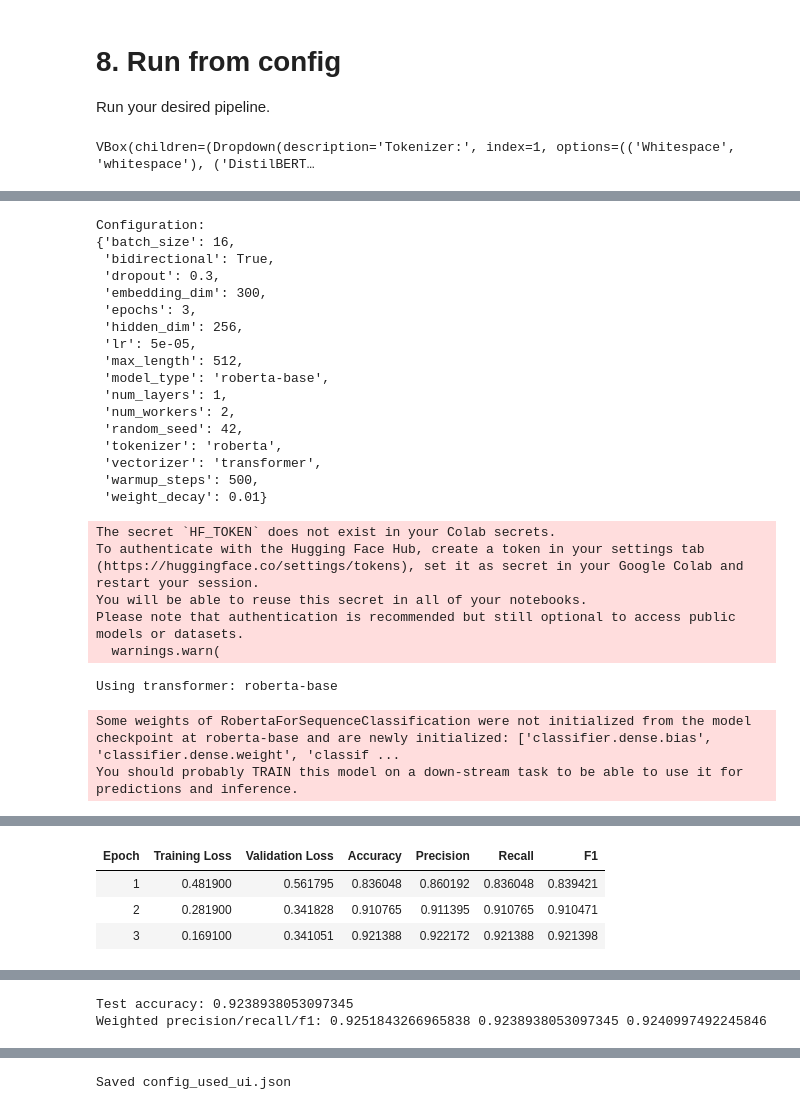
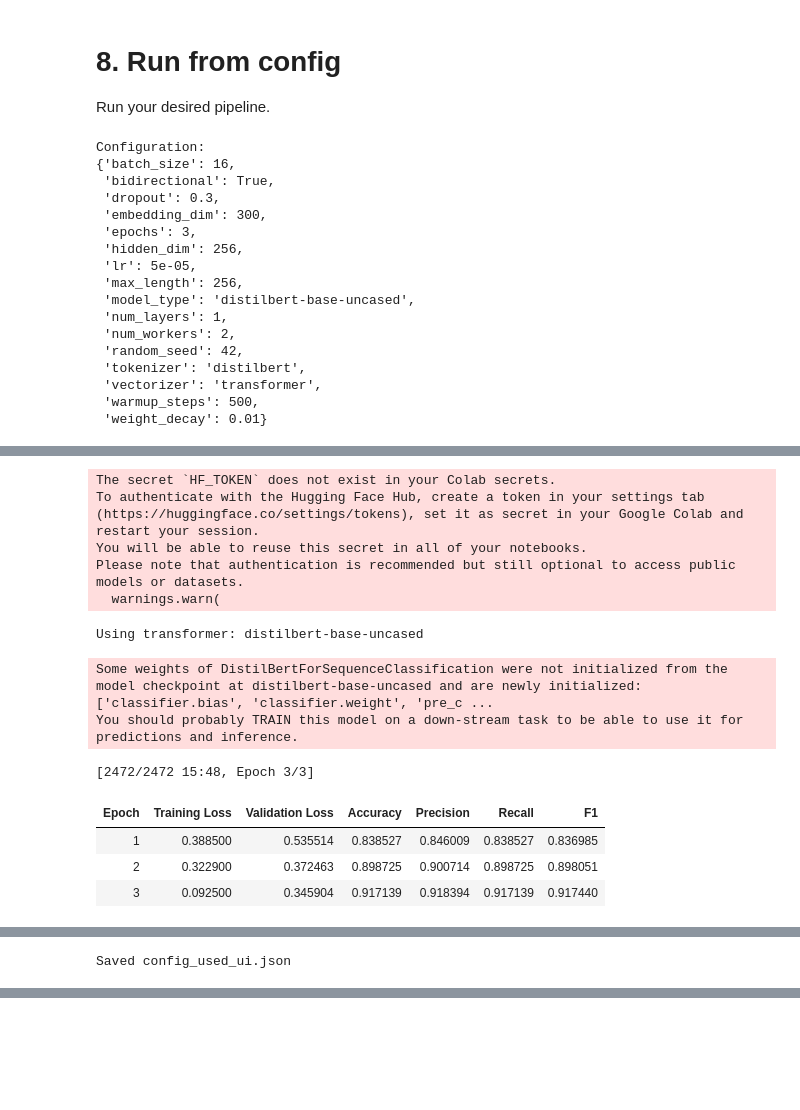
Before and after one commit to broistg/ML-Assignment-DNAC1, a Jupyter notebook: notebooks/BTL2_deep_learning.ipynb, the cells around one changed output, grey strips where cells are left out. Cells and saved outputs as stored; diff of their text form; code cells hidden in the pictures; blank space fills up the shorter version.

```diff
--- a/notebooks/BTL2_deep_learning.ipynb
+++ b/notebooks/BTL2_deep_learning.ipynb
@@ -669,7 +669,7 @@ model_widget = widgets.Dropdown(options=[('LSTM classifier','lstm'), ('DistilBER
 lr_widget = widgets.FloatLogSlider(value=5e-5, base=10, min=-6, max=-2, step=0.1, description='LR:')
 epochs_widget = widgets.IntSlider(value=3, min=1, max=20, step=1, description='Epochs:')
 batch_widget = widgets.IntSlider(value=16, min=4, max=64, step=4, description='Batch size:')
-maxlen_widget = widgets.IntSlider(value=512, min=32, max=1024, step=32, description='Max seq len:')
+maxlen_widget = widgets.IntSlider(value=256, min=32, max=1024, step=32, description='Max seq len:')
 
 config_box = widgets.VBox([
     tokenizer_widget,
@@ -682,9 +682,8 @@ config_box = widgets.VBox([
 ])
 
 run_button = widgets.Button(description='🚀 Run Pipeline', button_style='success')
-output = widgets.Output()
 
-display(config_box, run_button, output)
+display(config_box, run_button)
 
 def get_config_from_widgets():
     return {
@@ -708,7 +707,7 @@ def get_config_from_widgets():
 
 def on_run_click(b):
     cfg = get_config_from_widgets()
-    output.clear_output(wait=True)
+    clear_output(wait=True)
     print('Configuration:')
     pprint(cfg)
     try:
@@ -718,4 +717,20 @@ def on_run_click(b):
 
 run_button.on_click(on_run_click)
 # %% [output]
-VBox(children=(Dropdown(description='Tokenizer:', index=1, options=(('Whitespace', 'whitespace'), ('DistilBERT…
+Configuration:
+{'batch_size': 16,
+ 'bidirectional': True,
+ 'dropout': 0.3,
+ 'embedding_dim': 300,
+ 'epochs': 3,
+ 'hidden_dim': 256,
+ 'lr': 5e-05,
+ 'max_length': 256,
+ 'model_type': 'distilbert-base-uncased',
+ 'num_layers': 1,
+ 'num_workers': 2,
+ 'random_seed': 42,
+ 'tokenizer': 'distilbert',
+ 'vectorizer': 'transformer',
+ 'warmup_steps': 500,
+ 'weight_decay': 0.01}
@@ -724,25 +737,13 @@ VBox(children=(Dropdown(description='Tokenizer:', index=1, options=(('Whitespace
-Configuration:
-{'batch_size': 16,
- 'bidirectional': True,
- 'dropout': 0.3,
- 'embedding_dim': 300,
- 'epochs': 3,
- 'hidden_dim': 256,
- 'lr': 5e-05,
- 'max_length': 512,
- 'model_type': 'roberta-base',
- 'num_layers': 1,
- 'num_workers': 2,
- 'random_seed': 42,
- 'tokenizer': 'roberta',
- 'vectorizer': 'transformer',
- 'warmup_steps': 500,
- 'weight_decay': 0.01}
+The secret `HF_TOKEN` does not exist in your Colab secrets.
+To authenticate with the Hugging Face Hub, create a token in your settings tab (https://huggingface.co/settings/tokens), set it as secret in your Google Colab and restart your session.
+You will be able to reuse this secret in all of your notebooks.
+Please note that authentication is recommended but still optional to access public models or datasets.
+  warnings.warn(
-The secret `HF_TOKEN` does not exist in your Colab secrets.
-To authenticate with the Hugging Face Hub, create a token in your settings tab (https://huggingface.co/settings/tokens), set it as secret in your Google Colab and restart your session.
-You will be able to reuse this secret in all of your notebooks.
-Please note that authentication is recommended but still optional to access public models or datasets.
-  warnings.warn(
+Using transformer: distilbert-base-uncased
-Using transformer: roberta-base
+Some weights of DistilBertForSequenceClassification were not initialized from the model checkpoint at distilbert-base-uncased and are newly initialized: ['classifier.bias', 'classifier.weight', 'pre_c ...
+You should probably TRAIN this model on a down-stream task to be able to use it for predictions and inference.
-Some weights of RobertaForSequenceClassification were not initialized from the model checkpoint at roberta-base and are newly initialized: ['classifier.dense.bias', 'classifier.dense.weight', 'classif ...
-You should probably TRAIN this model on a down-stream task to be able to use it for predictions and inference.
+[2472/2472 15:48, Epoch 3/3]
+| Epoch | Training Loss | Validation Loss | Accuracy | Precision | Recall | F1 |
+| 1 | 0.388500 | 0.535514 | 0.838527 | 0.846009 | 0.838527 | 0.836985 |
+| 2 | 0.322900 | 0.372463 | 0.898725 | 0.900714 | 0.898725 | 0.898051 |
+| 3 | 0.092500 | 0.345904 | 0.917139 | 0.918394 | 0.917139 | 0.917440 |
@@ -750,4 +752,0 @@ You should probably TRAIN this model on a down-stream task to be able to use it
-| Epoch | Training Loss | Validation Loss | Accuracy | Precision | Recall | F1 |
-| 1 | 0.481900 | 0.561795 | 0.836048 | 0.860192 | 0.836048 | 0.839421 |
-| 2 | 0.281900 | 0.341828 | 0.910765 | 0.911395 | 0.910765 | 0.910471 |
-| 3 | 0.169100 | 0.341051 | 0.921388 | 0.922172 | 0.921388 | 0.921398 |
@@ -755,2 +754 @@ You should probably TRAIN this model on a down-stream task to be able to use it
-Test accuracy: 0.9238938053097345
-Weighted precision/recall/f1: 0.9251843266965838 0.9238938053097345 0.9240997492245846
+Saved config_used_ui.json
@@ -758 +754,0 @@ Weighted precision/recall/f1: 0.9251843266965838 0.9238938053097345 0.9240997492
-Saved config_used_ui.json
```
Also changed, not shown: parts of 3 cells of this notebook.
